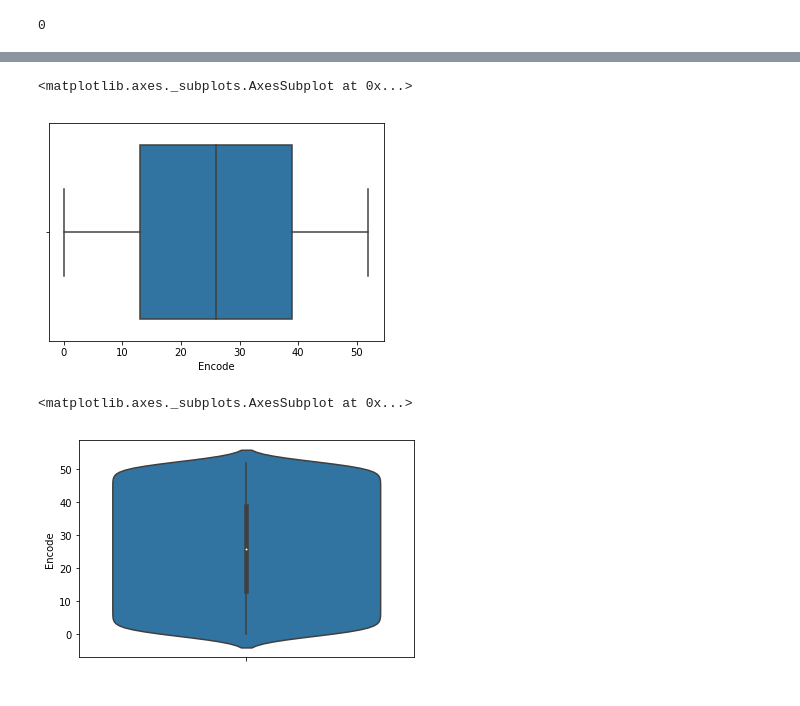
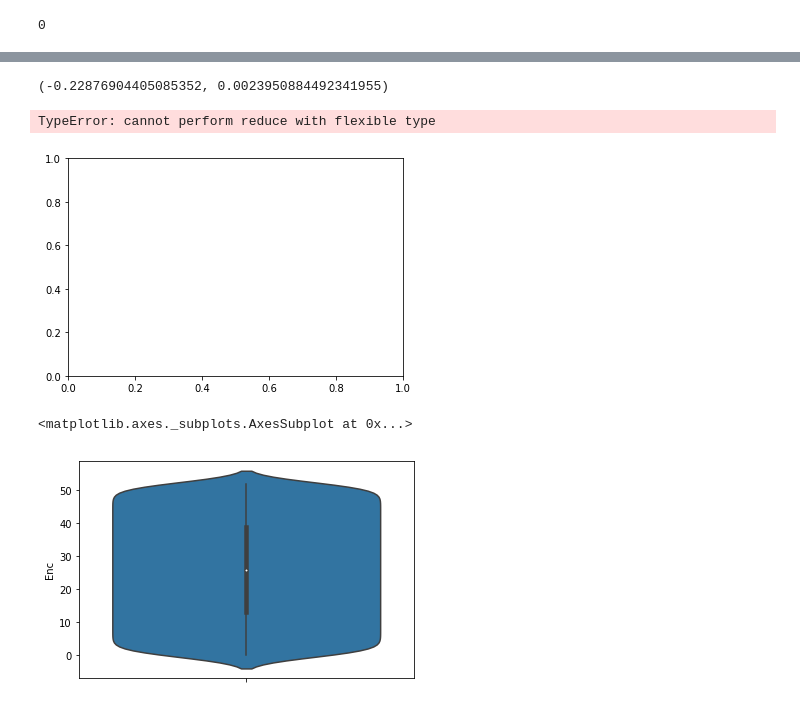
Before and after one commit to ce-r/steps, a Jupyter notebook: capstone_1_eda_other.ipynb, the cells around one changed output, grey strips where cells are left out. Saved outputs shown, nothing was run; the diff lists cells and outputs as text; code cells hidden in the pictures.

```diff
--- a/capstone_1_eda_other.ipynb
+++ b/capstone_1_eda_other.ipynb
@@ -787,11 +836,20 @@ plt.scatter(ggud.UnemploymentRate,ggud.Encode)
+# %%
+# pearson correlation
+import scipy.stats as ss
+ss.pearsonr(ggu.UnemploymentRate,ggu.GDP)
+# p val says to reject the null that they are correlated
+# %% [output]
+(-0.22876904405085352, 0.0023950884492341955)
 # %%
-sns.boxplot(ggud.Encode)
+sns.boxplot(ggudnew.Disease)
+# **************************
 # %% [output]
-<matplotlib.axes._subplots.AxesSubplot at 0x...>
+TypeError: cannot perform reduce with flexible type
-[figure, old version]
+[figure, new version]
 # %%
 #sns.boxplot(ggud.Disease)
-sns.violinplot(ggud.Encode,orient='v')
+sns.violinplot(ggud1.Enc,orient='v')
+# **********************************
 # %% [output]
 <matplotlib.axes._subplots.AxesSubplot at 0x...>
-[figure, old version]
+[figure, new version]
```
Also changed, not shown: parts of 40 cells of this notebook.
